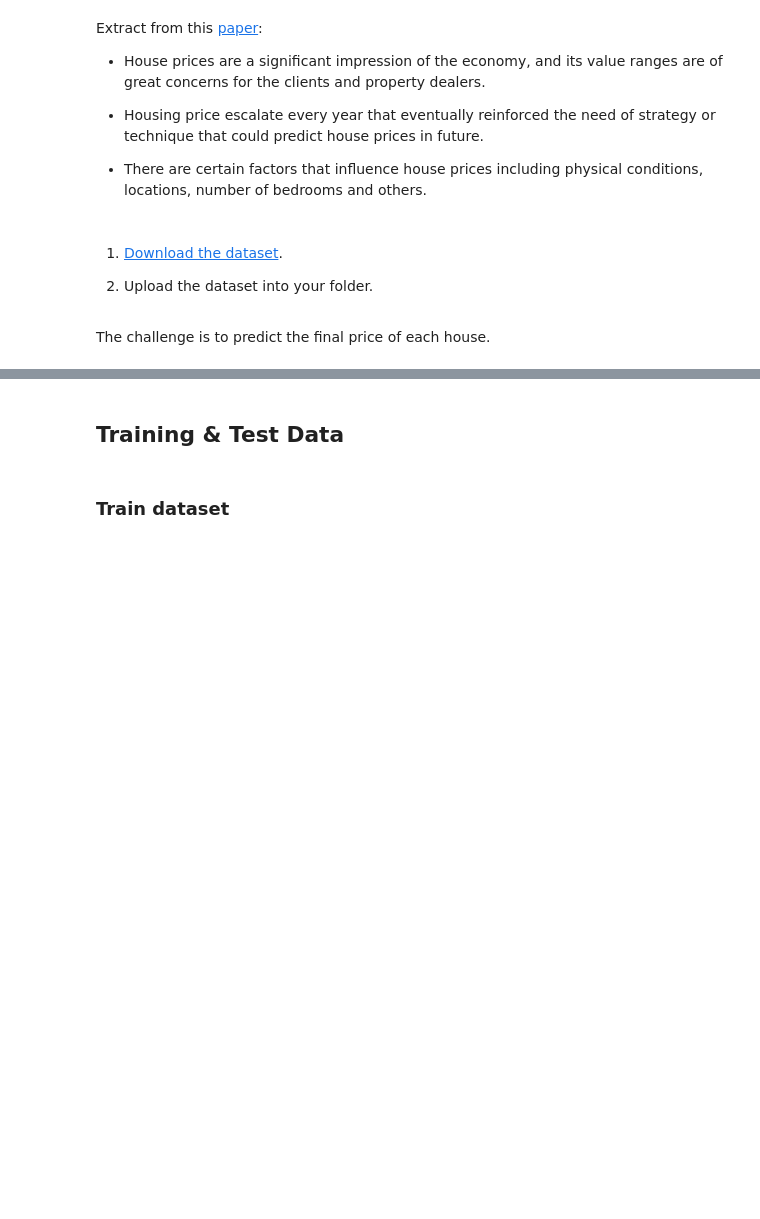
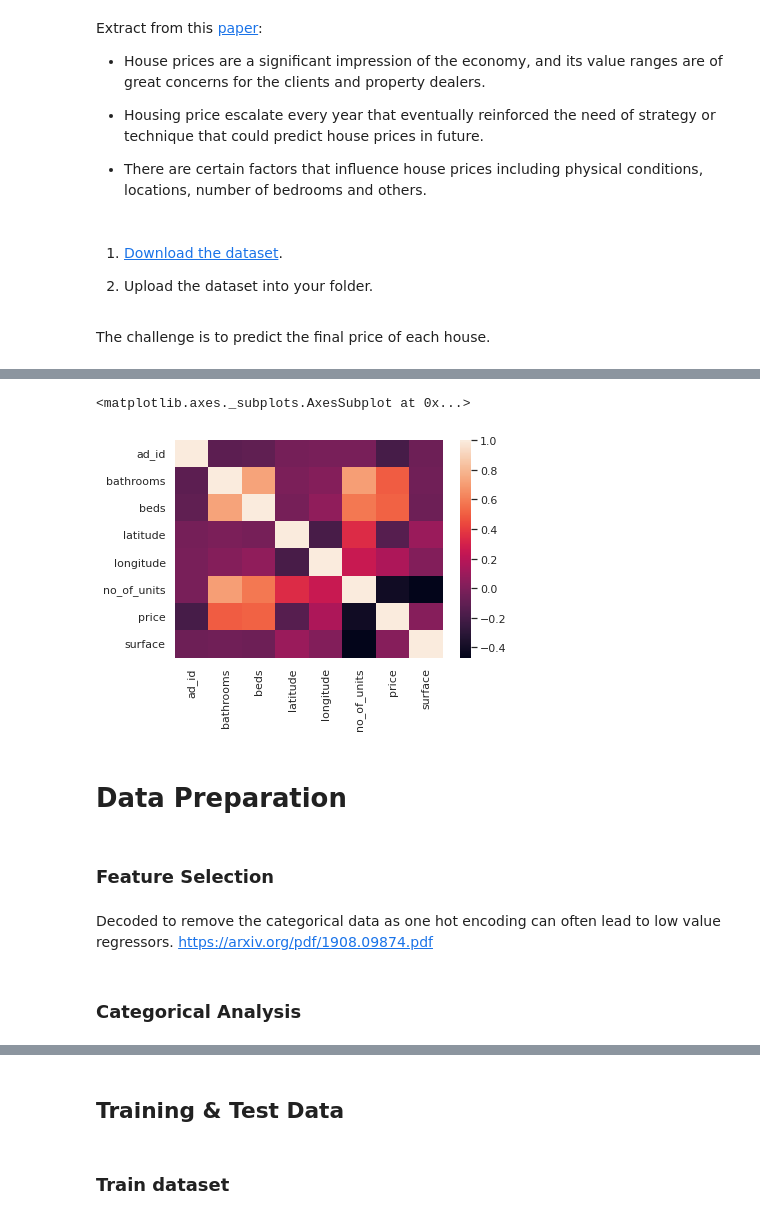
Before and after one commit to andylynchul/ET5003_Assignments, a Jupyter notebook: Week 3/ET5003_Etivity2_ALynch_20208189.ipynb, the cells around one changed output, grey strips where cells are left out. Drawn from its saved outputs; the diff is of its cells as text; code cells hidden in the pictures; blank space fills up the shorter version.

```diff
--- a/Week 3/ET5003_Etivity2_ALynch_20208189.ipynb
+++ b/Week 3/ET5003_Etivity2_ALynch_20208189.ipynb
@@ -96,0 +99,24 @@ The challenge is to predict the final price of each house.
+# %%
+from google.colab import drive
+drive.mount('/content/drive', force_remount=True)
+
+# Path, copy the path from your Drive
+Path = '/content/drive/MyDrive/Masters/Year2/ET5003/Week3/Data/'
+
+# House Data
+train_data = Path + 'house_train.csv'
+test_data = Path + 'house_test.csv'
+cost_data = Path + 'true_price.csv'
+
+# train data
+df_train = pd.read_csv(train_data)
+
+# test data
+df_test = pd.read_csv(test_data)
+
+# test data
+df_cost = pd.read_csv(cost_data)
+
+print(df_train.shape)
+print(df_test.shape)
+print(df_cost.shape)
@@ -96,0 +226,17 @@ The challenge is to predict the final price of each house.
+# %%
+# calculate the correlation matrix
+corr = df_train.corr()
+
+# plot the heatmap
+sns.heatmap(corr,
+        xticklabels=corr.columns,
+        yticklabels=corr.columns)
+# %% [output]
+<matplotlib.axes._subplots.AxesSubplot at 0x...>
+[figure, added]
+# %% [markdown]
+# Data Preparation
+# %% [markdown]
+### Feature Selection
+# %% [markdown]
+Decoded to remove the categorical data as one hot encoding can often lead to low value regressors. https://arxiv.org/pdf/1908.09874.pdf
@@ -96,0 +255,2 @@ The challenge is to predict the final price of each house.
+# %% [markdown]
+### Categorical Analysis
```
Also changed, not shown: parts of 44 cells of this notebook.
